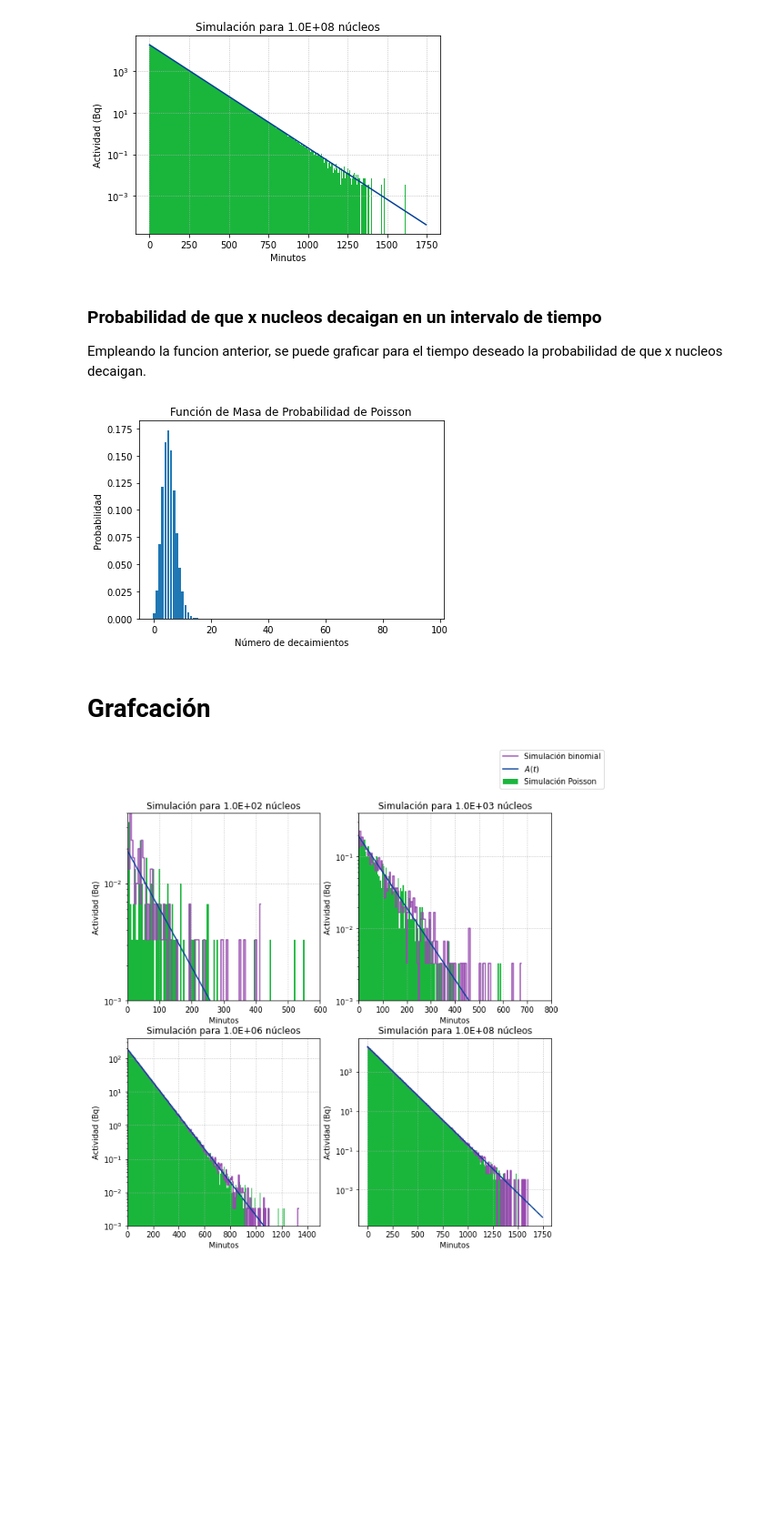
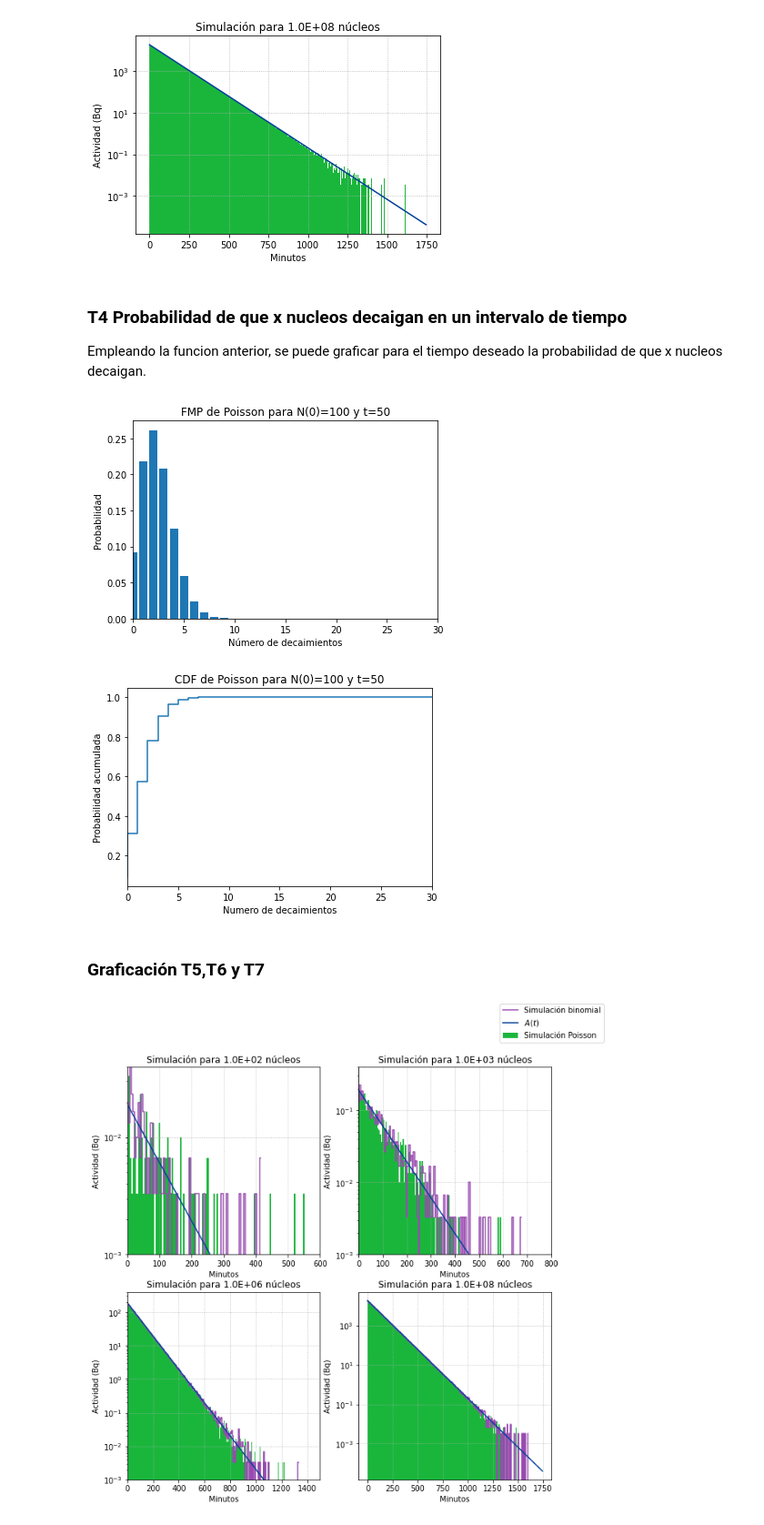
Before and after one commit to juan3ltran/Instrumentacion_Nuclear, a Jupyter notebook: simulacion3/simulacion3.ipynb, the cells around one changed output. Shown at 91% size. Saved outputs shown, nothing was run; the diff lists cells and outputs as text; code cells hidden in the pictures; blank space fills up the shorter version.

```diff
--- a/simulacion3/simulacion3.ipynb
+++ b/simulacion3/simulacion3.ipynb
@@ -140,38 +140,56 @@ fig.savefig("10-8.png", dpi=300)
 # %% [output]
 [figure]
 # %% [markdown]
-### Probabilidad de que x nucleos decaigan en un intervalo de tiempo
+### T4 Probabilidad de que x nucleos decaigan en un intervalo de tiempo
 Empleando la funcion anterior, se puede graficar para el tiempo deseado la probabilidad de que x nucleos decaigan.
 # %%
-def simul3(N,time):
-    numero_nucleos=N
-    numero_decaimientos=[]
-    tiempos=[]
-    ti=0
-    x_nucleos=[]
-    poissonPDF=[]
+def simul3_t(N, time):
+    numero_nucleos = N
+    numero_decaimientos = []
+    tiempos = []
+    ti = 0
+    x_nucleos = []
+    poissonPMF = []
+    poissonCDF = []
+
     while numero_nucleos > 0:
-        dec=poisson.rvs(pdf[0]*numero_nucleos,size=1)[0]
+        dec = poisson.rvs(pdf[0] * numero_nucleos, size=1)[0]
         tiempos.append(ti)
         numero_decaimientos.append(dec)
-        numero_nucleos-=dec
-        if time>=ti and time<(ti+5): #calcular PDF de poisson para el tiempo deseado
-            x_nucleos = np.arange(0,numero_nucleos+1,1)
-            poissonPDF = scipy.stats.poisson.pmf(x_nucleos,pdf[0]*numero_nucleos)
-        ti+=5
-    return np.array([tiempos,numero_decaimientos, x_nucleos, poissonPDF])
+        numero_nucleos -= dec
 
-time=0
-s = simul3(100,time)
-plt.bar(s[2],s[3])
+        if time >= ti and time < (ti + 5):  # Calcular PMF y CDF de Poisson para el tiempo deseado
+            x_nucleos = range(0, numero_nucleos + 1)
+            poissonCDF = poisson.cdf(x_nucleos, pdf[0] * numero_nucleos)
+            poissonPMF = poisson.pmf(x_nucleos, pdf[0] * numero_nucleos)
+
+        ti += 5
+
+    return tiempos, numero_decaimientos, x_nucleos, poissonPMF, poissonCDF
+
+time = 50 #tiempo en el cual se desea graficar PMF y CDF
+s = simul3_t(100, time)
+
+plt.bar(s[2], s[3])
 plt.xlabel("Número de decaimientos")
 plt.ylabel("Probabilidad")
-plt.title("Función de Masa de Probabilidad de Poisson")
+plt.title("FMP de Poisson para N(0)=100 y t="+str(time))
+plt.xlim(0, 30)
+#plt.savefig('T4'+str(time)+'PMF.png', dpi=300)
 plt.show()
+
+plt.step(s[2], s[4])
+plt.xlabel("Numero de decaimientos")
+plt.ylabel("Probabilidad acumulada")
+plt.title("CDF de Poisson para N(0)=100 y t="+str(time))
+plt.xlim(0, 30)
+#plt.savefig('T4'+str(time)+'CDF.png', dpi=300)
+plt.show()
 # %% [output]
-[figure, old version]
+[figure, new version]
+[figure, added]
-# %% [markdown]
-# Grafcación
+# %% [markdown]
+### Graficación T5,T6 y T7
 # %%
 fig , ax = plt.subplots(2,2,figsize=(10,10))  #Graficacion
 
```
